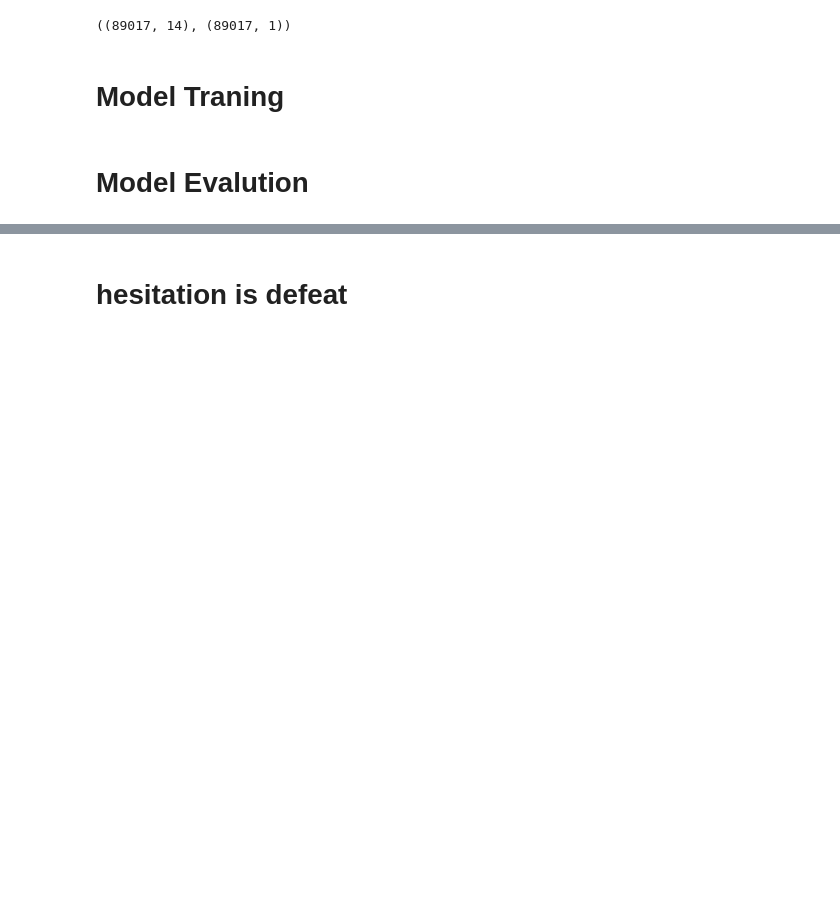
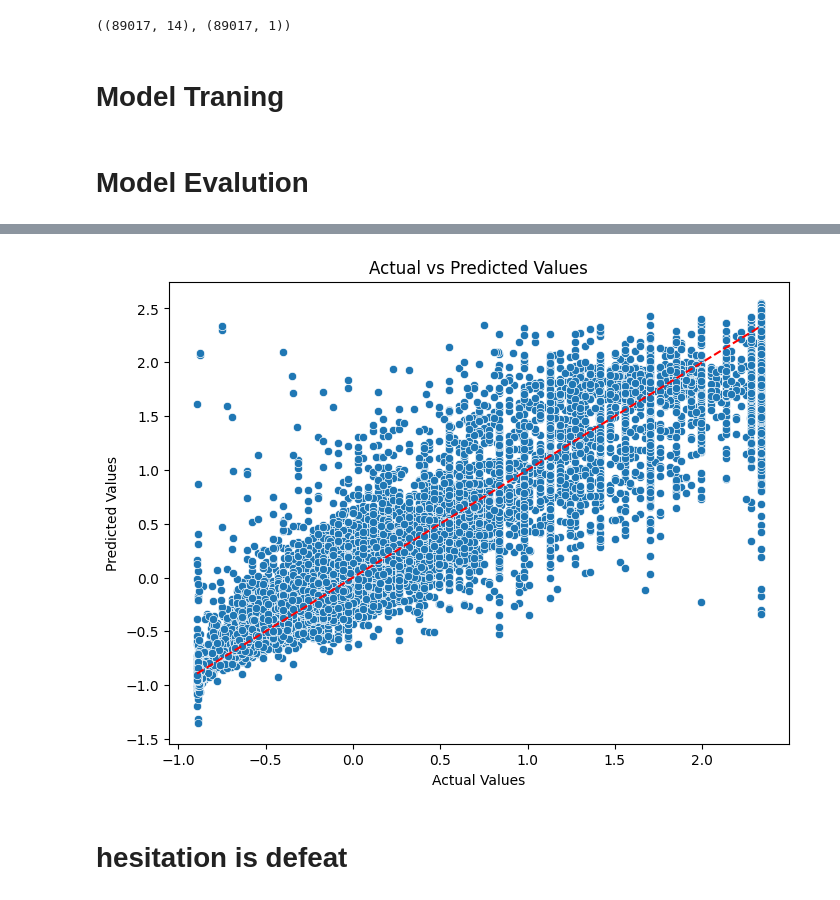
Before and after one commit to khaaaleed-5/Advanced-ML, a Jupyter notebook: SVM/SVM.ipynb, the cells around one changed output, grey strips where cells are left out. Drawn from its saved outputs; the diff is of its cells as text; code cells hidden in the pictures; blank space fills up the shorter version.

```diff
--- a/SVM/SVM.ipynb
+++ b/SVM/SVM.ipynb
@@ -330,2 +353,16 @@ Testing Accuracy: 93.24135747320373 %
+# %%
+y_true = np.ravel(y_test)
+y_pred = np.ravel(y_pred)
+
+# Plot actual vs predicted values
+plt.figure(figsize=(8, 6))
+sns.scatterplot(x=y_true, y=y_pred)
+plt.xlabel('Actual Values')
+plt.ylabel('Predicted Values')
+plt.title('Actual vs Predicted Values')
+plt.plot([min(y_true), max(y_true)], [min(y_true), max(y_true)], color='red', linestyle='--') # Diagonal line representing perfect prediction
+plt.show()
+# %% [output]
+[figure, added]
 # %% [markdown]
 # hesitation is defeat
```
Also changed, not shown: parts of 7 cells of this notebook.
